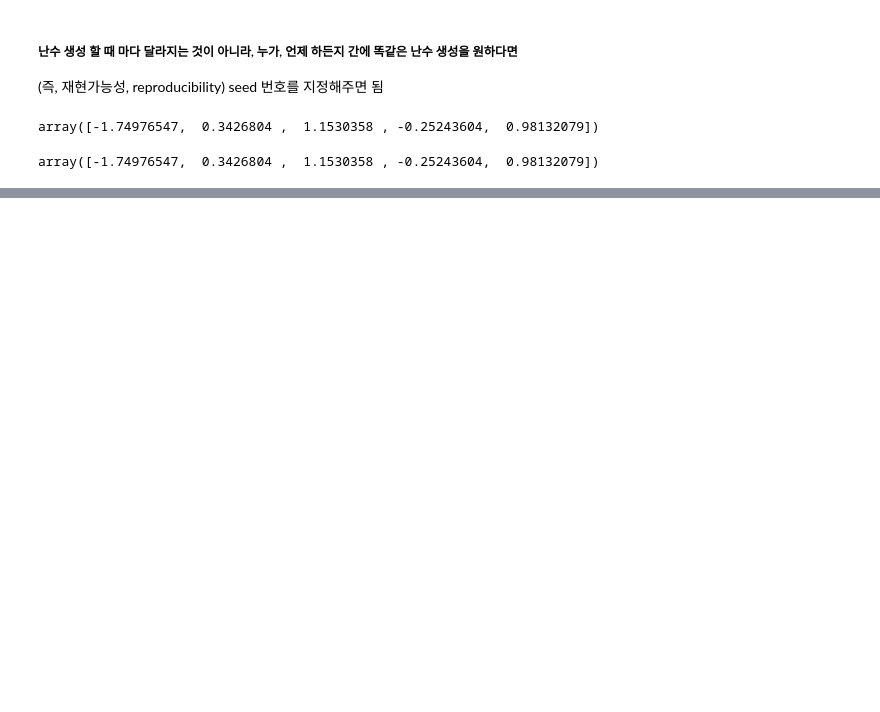
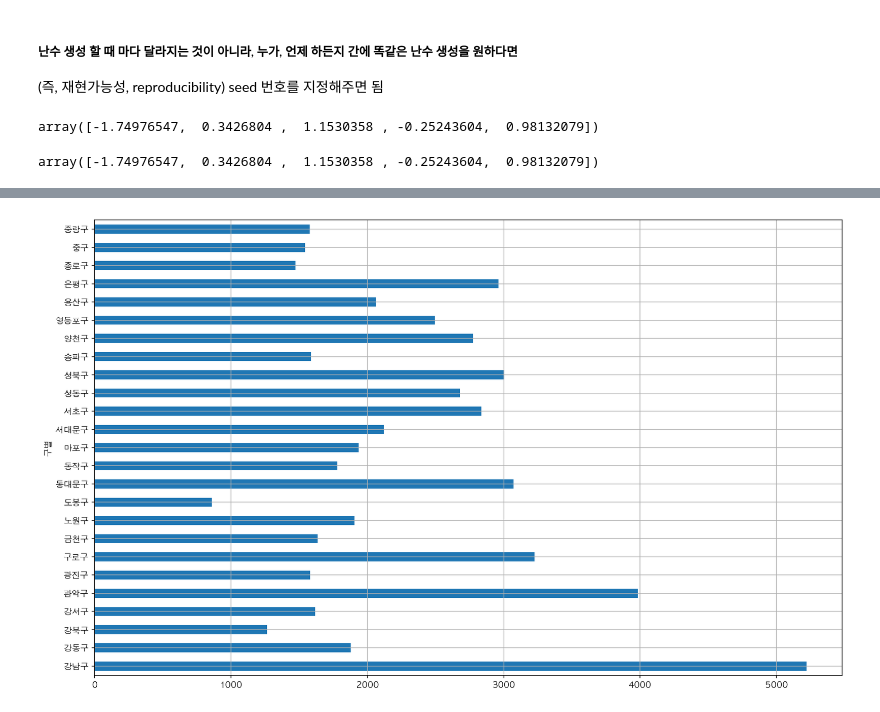
Before and after one commit to jinkyukim-me/python_data_science, a Jupyter notebook: cctv_in_seoul.ipynb, the cells around one changed output, grey strips where cells are left out. Cells and saved outputs as stored; diff of their text form; code cells hidden in the pictures; blank space fills up the shorter version.

```diff
--- a/cctv_in_seoul.ipynb
+++ b/cctv_in_seoul.ipynb
@@ -1993,0 +2074,5 @@ array([-1.74976547,  0.3426804 ,  1.1530358 , -0.25243604,  0.98132079])
+# %%
+data_result['소계'].plot(kind='barh', grid=True, figsize=(16,10))
+plt.show()
+# %% [output]
+[figure, added]
```
Also changed, not shown: parts of 101 cells of this notebook, 19 other files.
